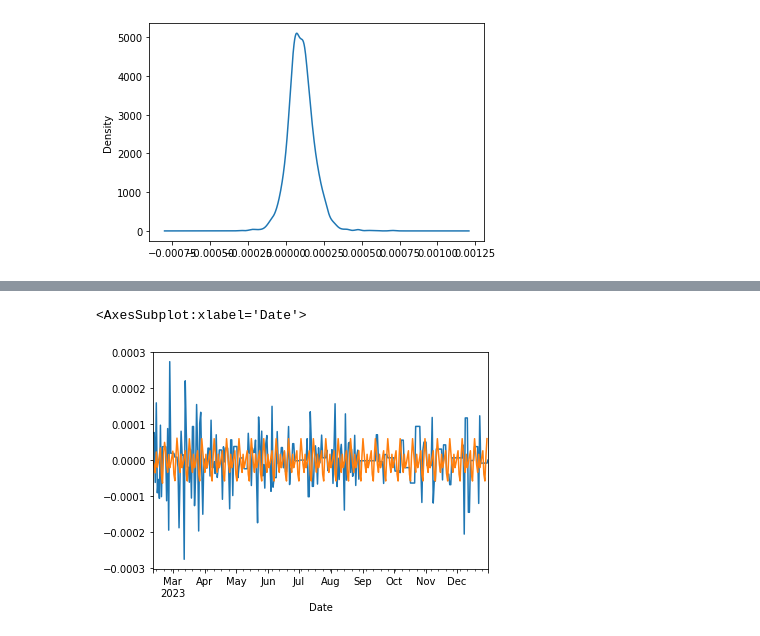
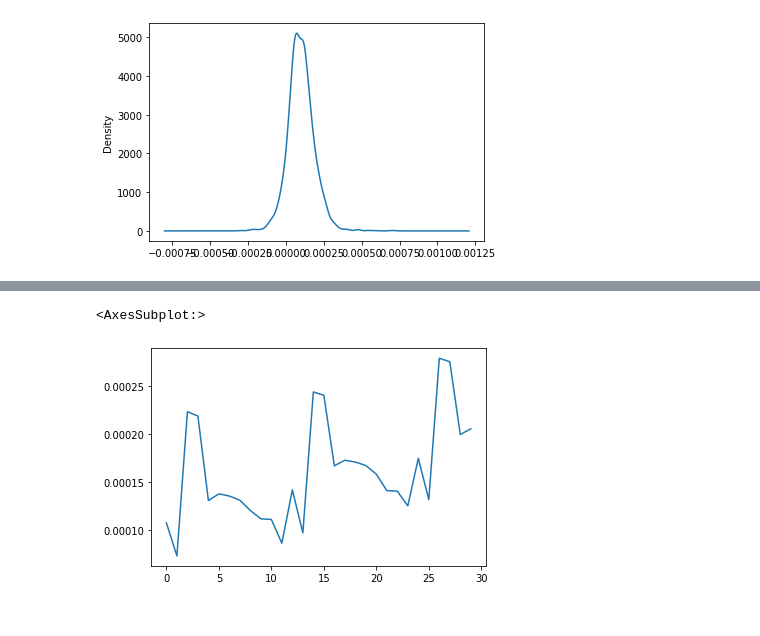
Before and after one commit to Praveen-Rajes/Analyzing-HCHO-Gas-Levels-in-Sri-Lanka-ARIMA, a Jupyter notebook: Data_Preprocessing.ipynb, the cells around one changed output, grey strips where cells are left out. Cells and saved outputs as stored; diff of their text form; code cells hidden in the pictures.

```diff
--- a/Data_Preprocessing.ipynb
+++ b/Data_Preprocessing.ipynb
@@ -526,6 +317,2 @@ Kandy_df
-# %%
-#remove forecast column
-Kandy_df = Kandy_df.drop(['forecast'], axis=1)
 # %%
-#difference copy HCHO values by 1
-Kandy_df['copy HCHO values'] = Kandy_df['copy HCHO values'].diff(2)
+Kandy_df['copy HCHO values'] = Kandy_df['copy HCHO values'].interpolate(method='spline', order=2)
@@ -652,0 +635,36 @@ TypeError: float() argument must be a string or a number, not 'PredictionResults
+# %%
+import pandas as pd
+import matplotlib.pyplot as plt
+import statsmodels.api as sm
+from statsmodels.tsa.statespace.sarimax import SARIMAX
+from datetime import datetime
+
+# Create an empty DataFrame to store the forecasted values
+forecast_df = pd.DataFrame(columns=['Date', 'copy HCHO values'])
+
+# Import today's date
+todays_date = datetime(2024, 1, 1)
+
+# Define the order and seasonal_order for the SARIMA model
+order = (1, 1, 1)
+seasonal_order = (1, 1, 1, 12)  # Example seasonal order with a yearly seasonality
+
+# Fit SARIMA model
+model = SARIMAX(Kandy_df['copy HCHO values'], order=order, seasonal_order=seasonal_order)
+results = model.fit()
+
+# Display the model summary
+print(results.summary())
+
+# Forecast for 30 days from today's date
+forecast_steps = 30
+forecast_values = results.forecast(steps=forecast_steps)
+
+# Print the predicted values for the next 30 days and add them to the forecast DataFrame
+for i in range(forecast_steps):
+    prediction_date = todays_date + pd.Timedelta(days=i + 1)  # Adjust for starting from tomorrow
+    print(f"{prediction_date}: {forecast_values.iloc[i]}")
+    forecast_df = forecast_df.append({'Date': prediction_date, 'copy HCHO values': forecast_values.iloc[i]}, ignore_index=True)
+
+# Display the forecast DataFrame
+print(forecast_df)
@@ -653,6 +689,5 @@ TypeError: float() argument must be a string or a number, not 'PredictionResults
 # %%
-Kandy_df['diff copy HCHO values'][1500:].plot()
-forecast.predicted_mean.plot()
+forecast_df['copy HCHO values'].plot()
 # %% [output]
-<AxesSubplot:xlabel='Date'>
+<AxesSubplot:>
-[figure, old version]
+[figure, new version]
```
Also changed, not shown: parts of 49 cells of this notebook.
